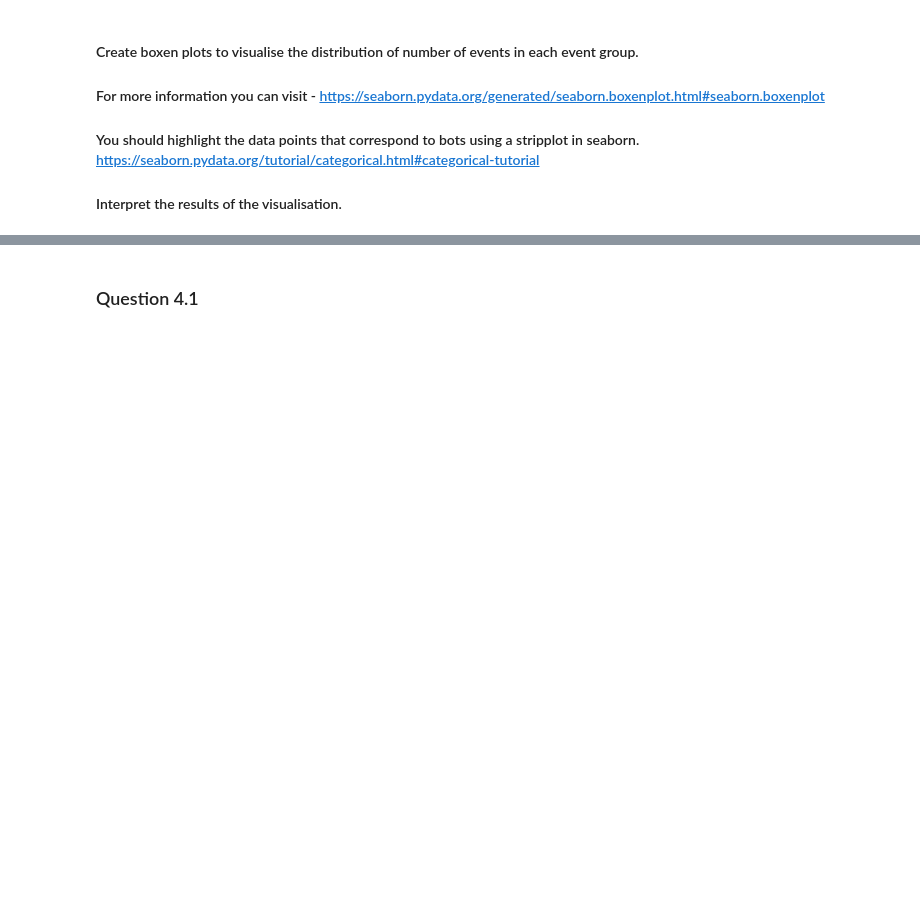
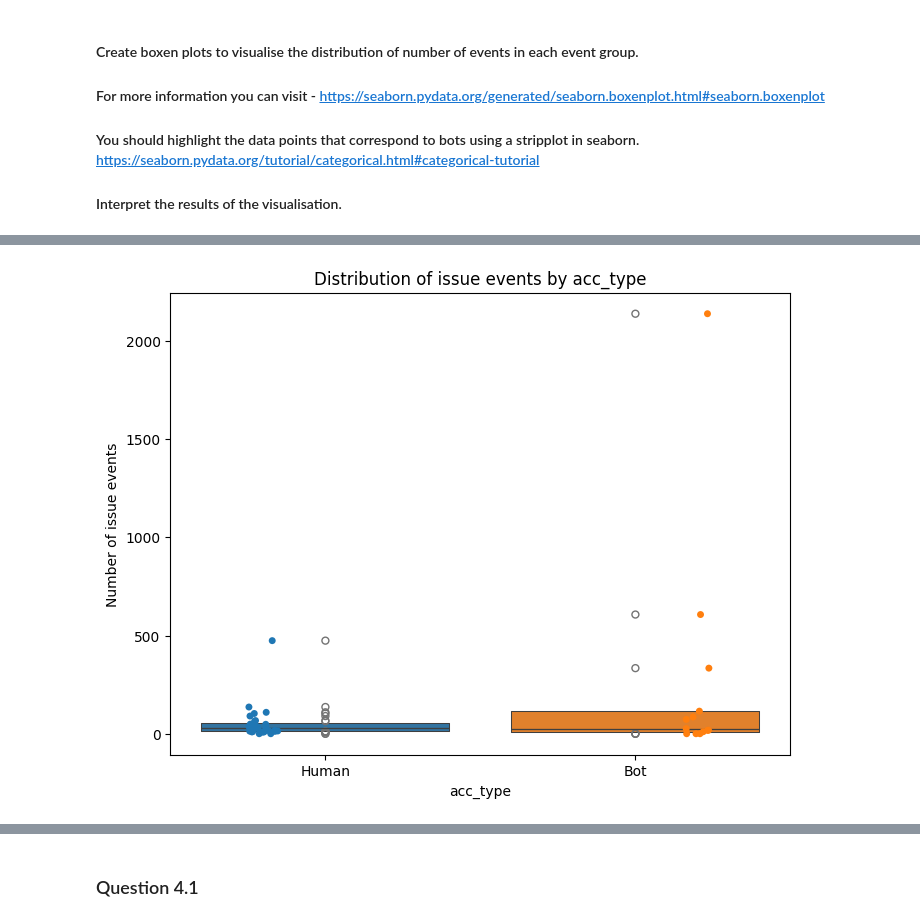
Before and after one commit to JeremyDelnatte/Software_Evolution_TP_bots, a Jupyter notebook: TP_bots_template.ipynb, the cells around one changed output, grey strips where cells are left out. Cells and saved outputs as stored; diff of their text form; code cells hidden in the pictures; blank space fills up the shorter version.

```diff
--- a/TP_bots_template.ipynb
+++ b/TP_bots_template.ipynb
@@ -556,4 +632,20 @@ df_medians.pivot(index='acc_type', columns='event_group', values='median')#.rese
 # %%
 # YOUR CODE BELOW - Visualise number of events from issue event group
+
+event_group = "issue"
+
+plt.figure(figsize=(8, 6))
+sns.boxenplot(x="acc_type", y=event_group, data=group_df, hue='acc_type')
+sns.stripplot(x="acc_type", y=event_group, data=group_df, hue='acc_type', dodge=True)
+
+plt.title(f"Distribution of {event_group} events by acc_type")
+plt.xlabel("acc_type")
+plt.ylabel(f"Number of {event_group} events")
+
+plt.show()
+
+# Bots tend to do more issue events than Humans, since 75th qurtile is above for the Bots. But the 25th quartile are about the same value, so that means that Bots tend to vary more than Humans.
+# %% [output]
+[figure, added]
 # %%
 # YOUR CODE BELOW - Visualise number of events from commit event group
```
Also changed, not shown: parts of 16 cells of this notebook.
